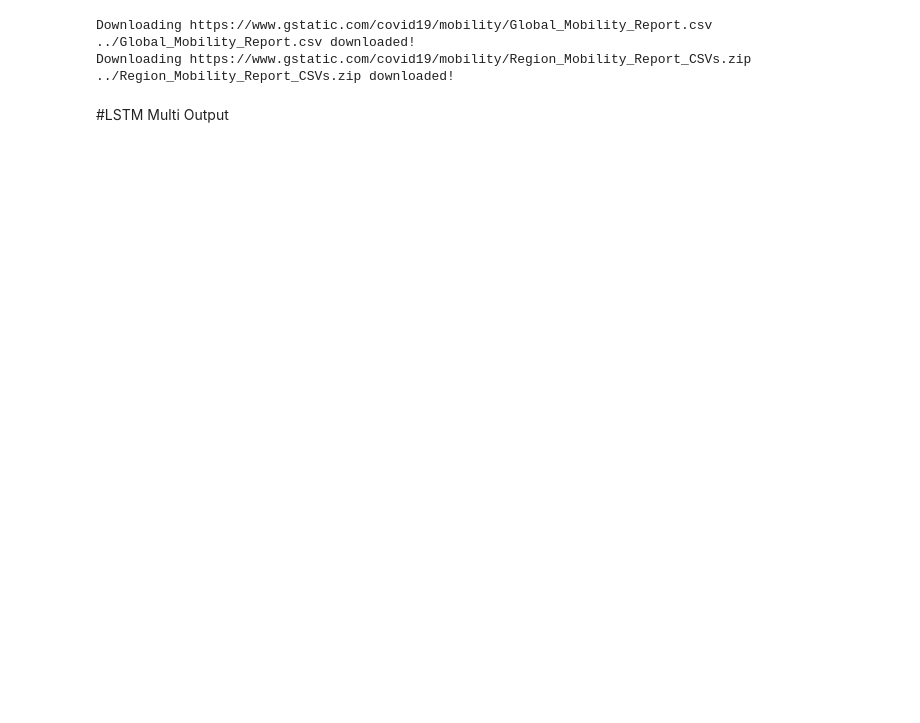
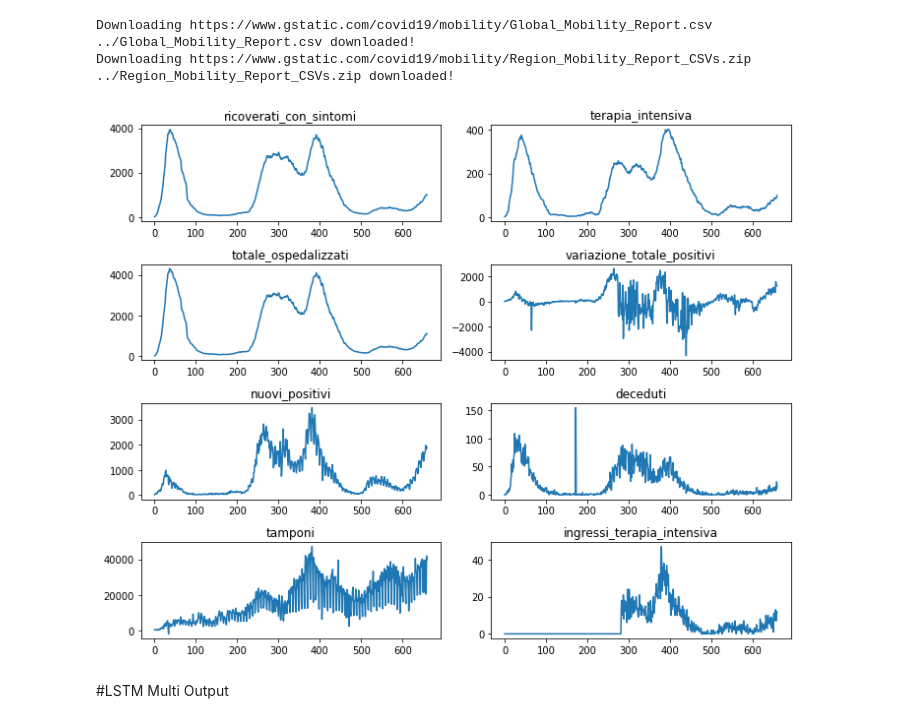
Before and after one commit to marco-mazzoli/progetto-tesi, a Jupyter notebook: covid_multi_output.ipynb, the cells around one changed output. Drawn from its saved outputs; the diff is of its cells as text; code cells hidden in the pictures; blank space fills up the shorter version.

```diff
--- a/covid_multi_output.ipynb
+++ b/covid_multi_output.ipynb
@@ -129,6 +160,18 @@ Downloading https://www.gstatic.com/covid19/mobility/Global_Mobility_Report.csv
 ../Global_Mobility_Report.csv downloaded!
 Downloading https://www.gstatic.com/covid19/mobility/Region_Mobility_Report_CSVs.zip
 ../Region_Mobility_Report_CSVs.zip downloaded!
+# %%
+fig, axes = pyplot.subplots(nrows=4, ncols=2, figsize=(10, 8))
+for i, ax in enumerate(axes.flatten()):
+    data = np.array(
+        frame_interesting_columns[frame_interesting_columns.columns[i]])
+    ax.plot(pd.DataFrame(data))
+    ax.set_title(frame_interesting_columns.columns[i])
+    ax.plot()
+
+pyplot.tight_layout()
+# %% [output]
+[figure, added]
 # %%
 def split_series(series, n_past, n_future, arima=False):
     X, y, X_indexes, y_indexes = list(), list(), list(), list()
```
Also changed, not shown: parts of 5 cells of this notebook.
